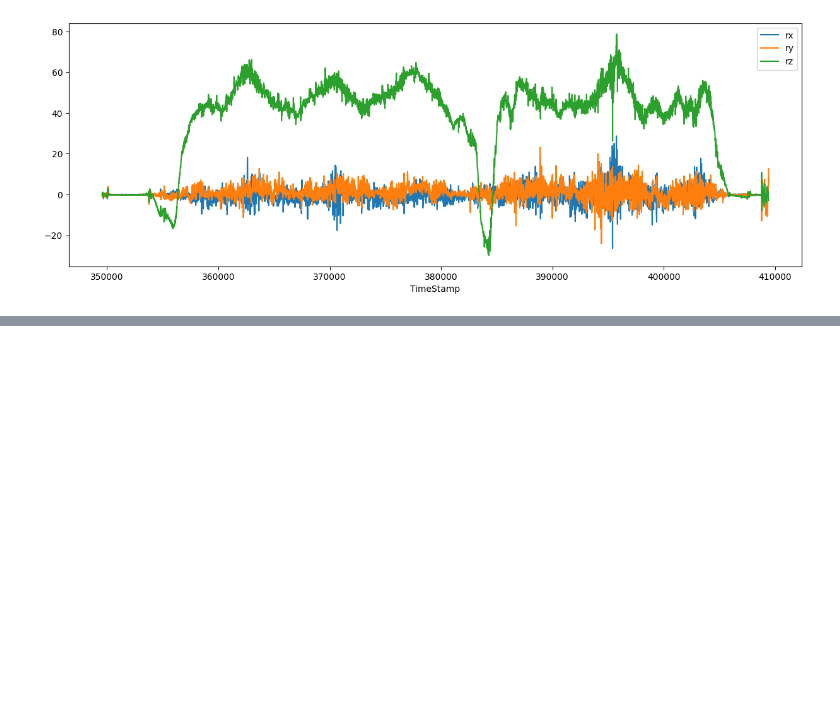
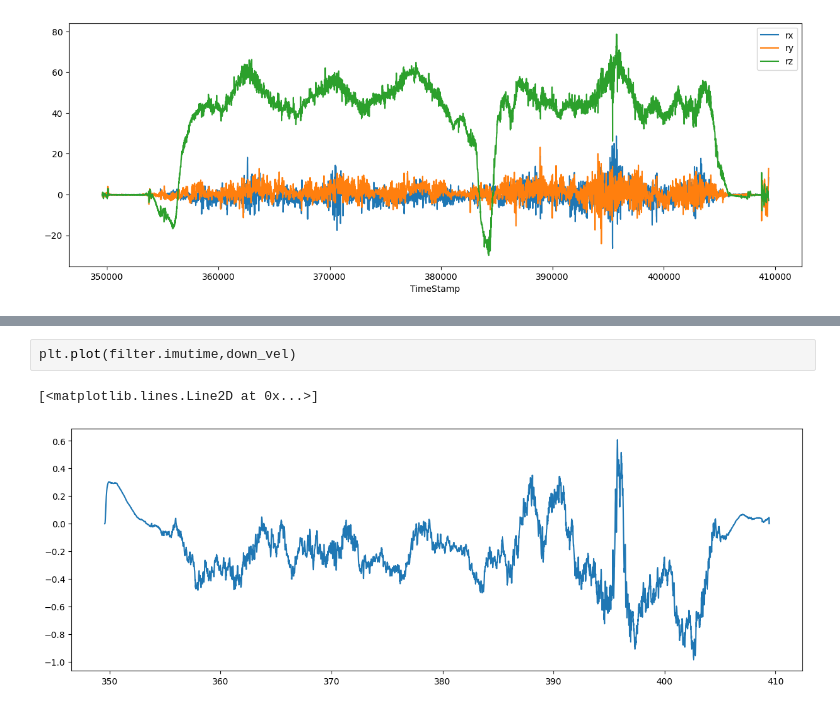
Before and after one commit to SGSVertigo/vertigo-python, a Jupyter notebook: Plot.ipynb, the cells around one changed output, grey strips where cells are left out. Drawn from its saved outputs; the diff is of its cells as text; blank space fills up the shorter version.

```diff
--- a/Plot.ipynb
+++ b/Plot.ipynb
@@ -167,0 +181,5 @@ plt.plot(filter.eastings,filter.northings)
+# %%
+plt.plot(filter.imutime,down_vel)
+# %% [output]
+[<matplotlib.lines.Line2D at 0x...>]
+[figure, added]
```
Also changed, not shown: parts of 5 cells of this notebook.
